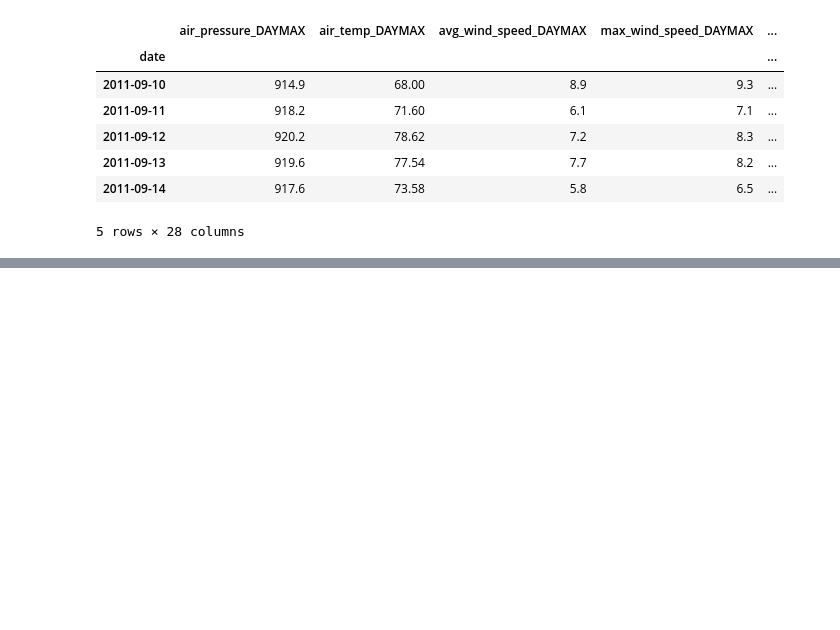
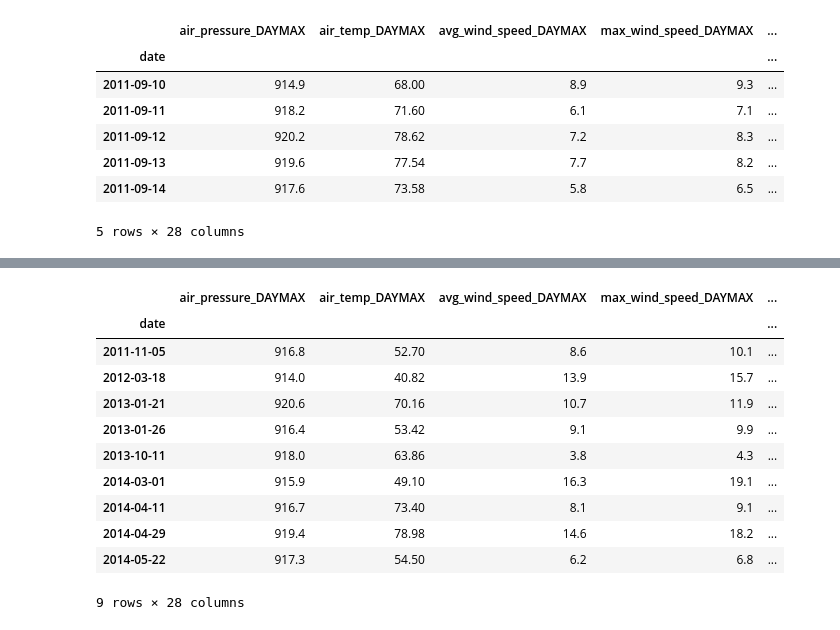
Before and after one commit to words-sdsc/courseraDataSimulation, a Jupyter notebook: course4-ML/Hands-on Daily Weather.ipynb, the cells around one changed output, grey strips where cells are left out. Saved outputs shown, nothing was run; the diff lists cells and outputs as text; code cells hidden in the pictures; blank space fills up the shorter version.

```diff
--- a/course4-ML/Hands-on Daily Weather.ipynb
+++ b/course4-ML/Hands-on Daily Weather.ipynb
@@ -204,2 +204,17 @@ f = f.dropna()
+# %%
+f[f['rain_duration_9am'] > 20000]
+# %% [output]
+|  | air_pressure_DAYMAX | air_temp_DAYMAX | avg_wind_speed_DAYMAX | max_wind_speed_DAYMAX | ... |
+| date |  |  |  |  | ... |
+| 2011-11-05 | 916.8 | 52.70 | 8.6 | 10.1 | ... |
+| 2012-03-18 | 914.0 | 40.82 | 13.9 | 15.7 | ... |
+| 2013-01-21 | 920.6 | 70.16 | 10.7 | 11.9 | ... |
+| 2013-01-26 | 916.4 | 53.42 | 9.1 | 9.9 | ... |
+| 2013-10-11 | 918.0 | 63.86 | 3.8 | 4.3 | ... |
+| 2014-03-01 | 915.9 | 49.10 | 16.3 | 19.1 | ... |
+| 2014-04-11 | 916.7 | 73.40 | 8.1 | 9.1 | ... |
+| 2014-04-29 | 919.4 | 78.98 | 14.6 | 18.2 | ... |
+| 2014-05-22 | 917.3 | 54.50 | 6.2 | 6.8 | ... |
+9 rows × 28 columns
 # %%
 f = f[f['rain_accumulation_9am'] < 50]
```
Also changed, not shown: parts of 3 cells of this notebook, 3 other files.
